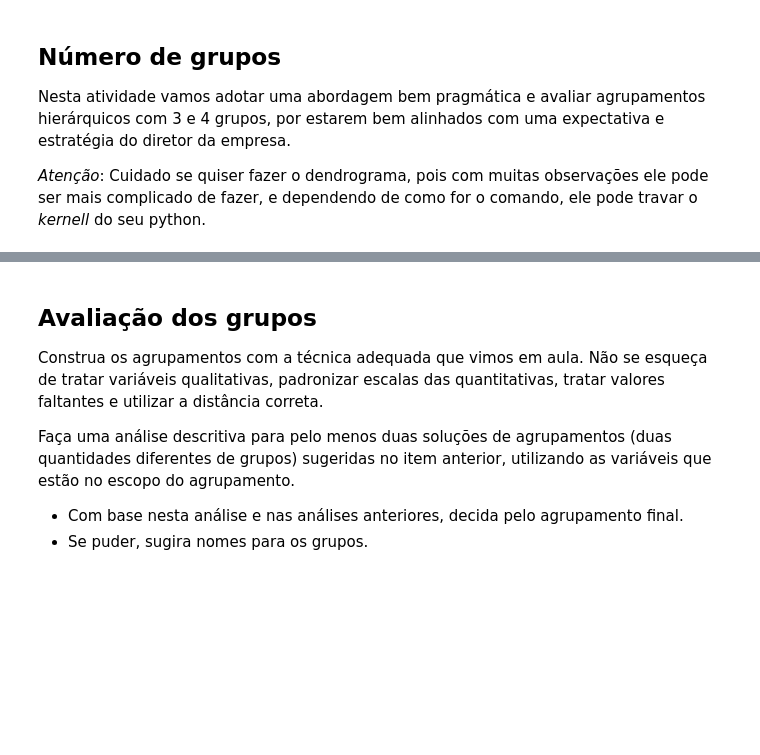
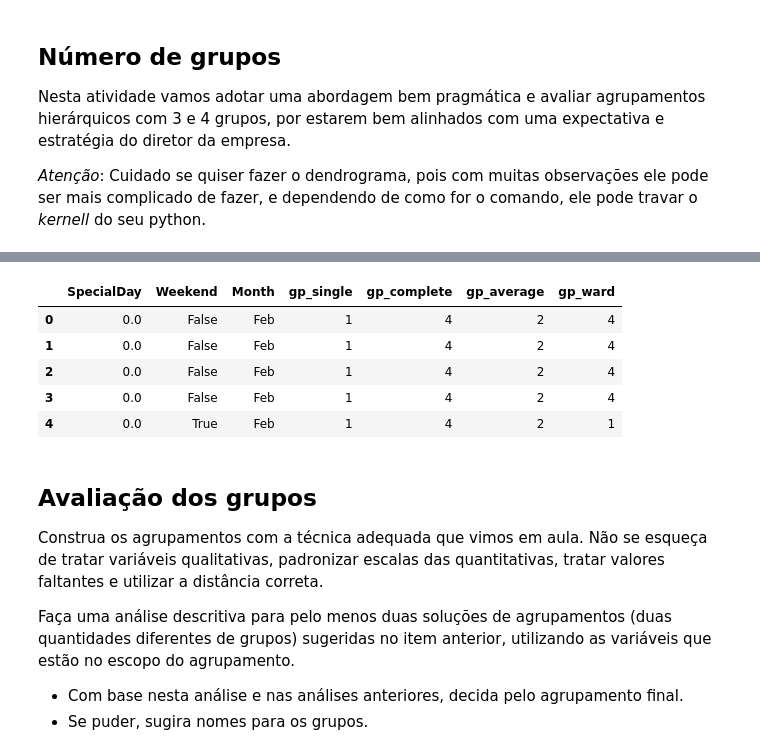
Before and after one commit to gfsilveira/ebac, a Jupyter notebook: 03-Cientista_de_Dados/02-Crisp_DM/30_modulo/mod30_tarefa02 - Resolvido.ipynb, the cells around one changed output, grey strips where cells are left out. Saved outputs shown, nothing was run; the diff lists cells and outputs as text; code cells hidden in the pictures; blank space fills up the shorter version.

```diff
--- a/03-Cientista_de_Dados/02-Crisp_DM/30_modulo/mod30_tarefa02 - Resolvido.ipynb
+++ b/03-Cientista_de_Dados/02-Crisp_DM/30_modulo/mod30_tarefa02 - Resolvido.ipynb
@@ -167,0 +330,3 @@ Nesta atividade vamos adotar uma abordagem bem pragmática e avaliar agrupamento
+# %%
+df_dados_4 = df[colunas[-3:]].copy()
+df_dados_4.head()
@@ -168,3 +340,15 @@ Nesta atividade vamos adotar uma abordagem bem pragmática e avaliar agrupamento
+# %%
+for metodo in metodos:
+    Z = linkage(gdv, method=metodo)
+    df_dados_4['gp_'+metodo] = fcluster(Z, 4, criterion='maxclust')
+df_dados_4.head()
+# %% [output]
+|  | SpecialDay | Weekend | Month | gp_single | gp_complete | gp_average | gp_ward |
+| 0 | 0.0 | False | Feb | 1 | 4 | 2 | 4 |
+| 1 | 0.0 | False | Feb | 1 | 4 | 2 | 4 |
+| 2 | 0.0 | False | Feb | 1 | 4 | 2 | 4 |
+| 3 | 0.0 | False | Feb | 1 | 4 | 2 | 4 |
+| 4 | 0.0 | True | Feb | 1 | 4 | 2 | 1 |
 # %% [markdown]
 ## Avaliação dos grupos
 
```
Also changed, not shown: parts of 36 cells of this notebook, 1 other file.
